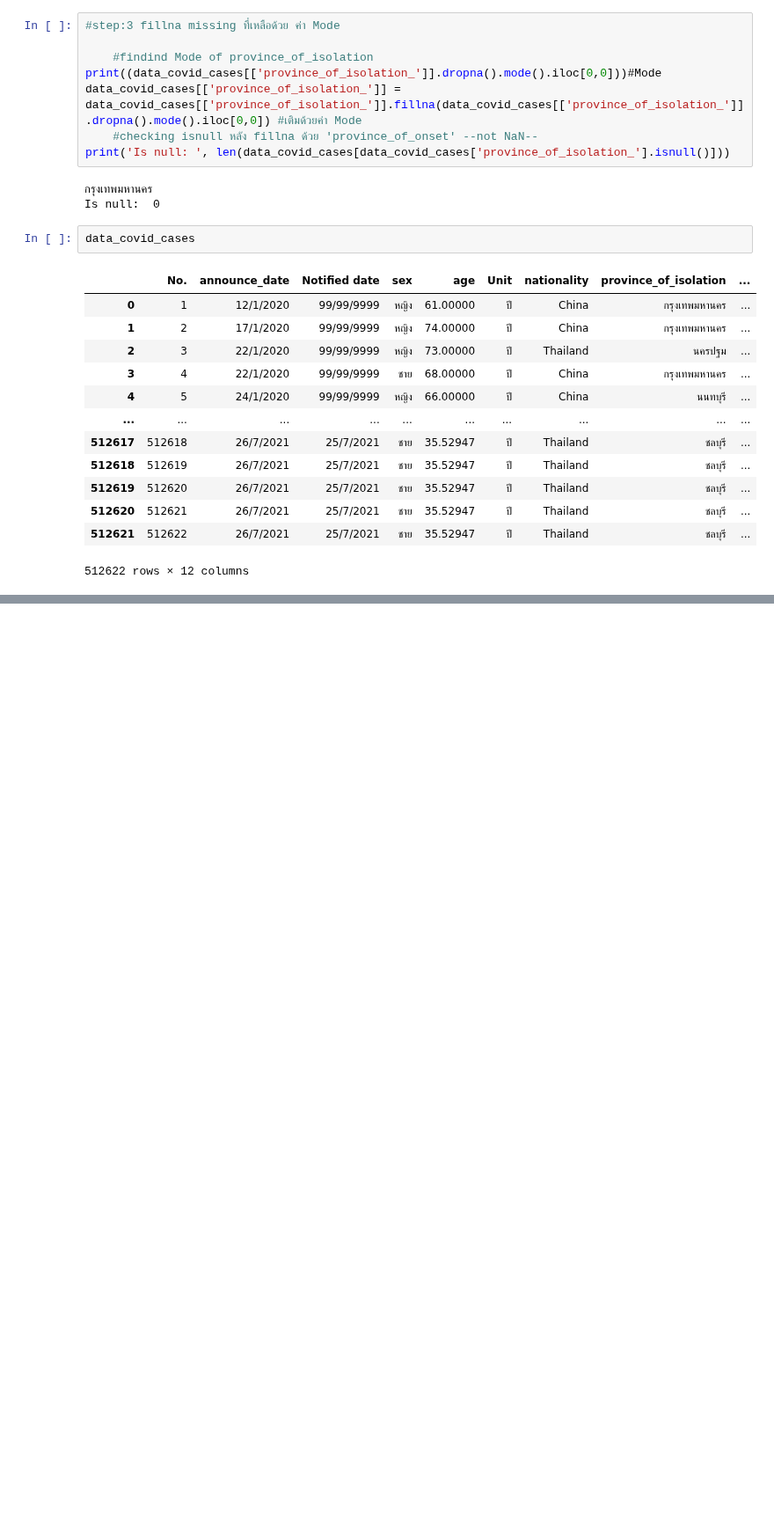
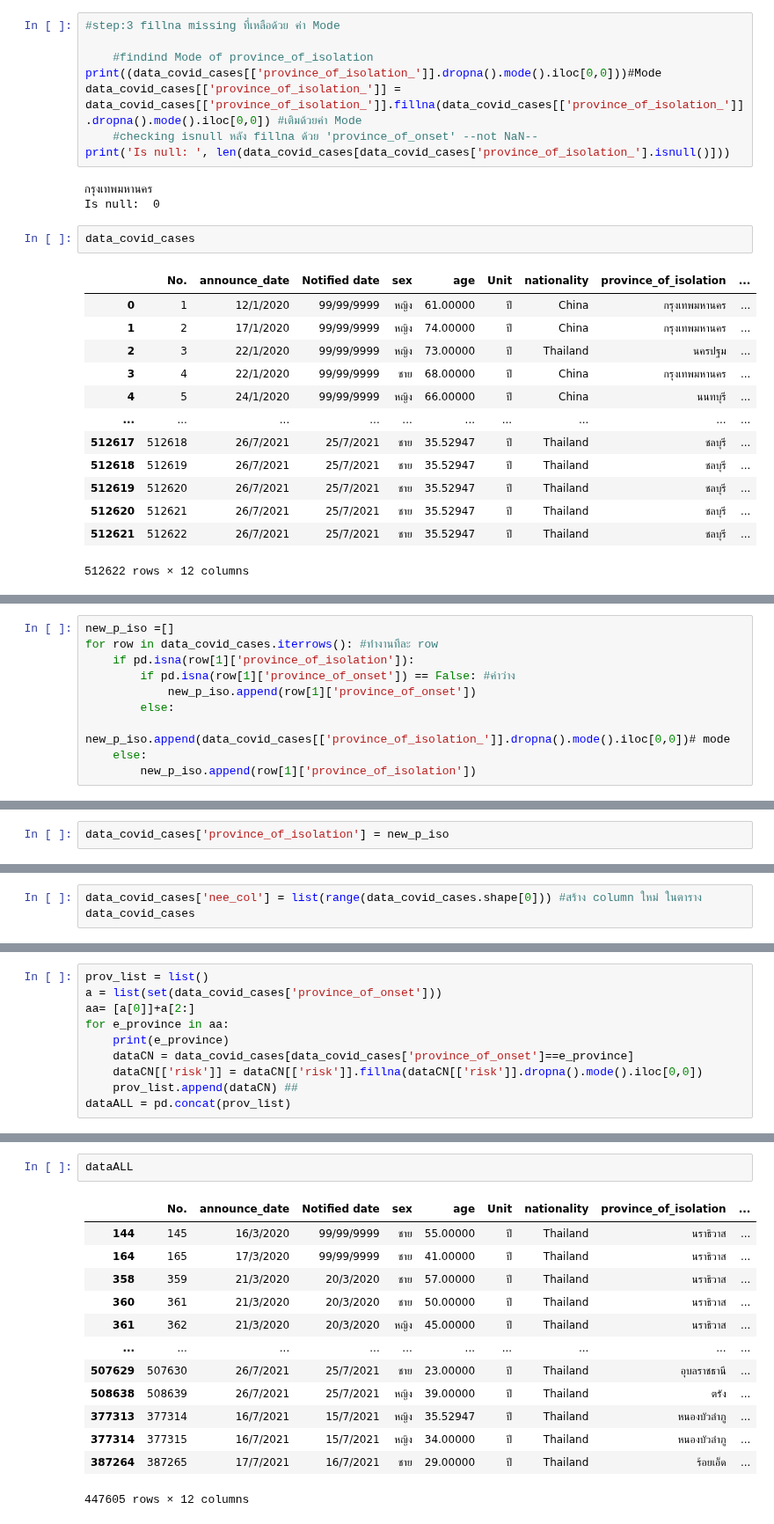
Before and after one commit to Peckkie/DPDM2021, a Jupyter notebook: Data_preprocessing_(Chapter_3).ipynb, the cells around one changed output, grey strips where cells are left out. Shown at 88% size. Saved outputs shown, nothing was run; the diff lists cells and outputs as text; blank space fills up the shorter version.

```diff
--- a/Data_preprocessing_(Chapter_3).ipynb
+++ b/Data_preprocessing_(Chapter_3).ipynb
@@ -650,0 +662,10 @@ data_covid_cases
+# %%
+new_p_iso =[]
+for row in data_covid_cases.iterrows(): #ทำงานทีละ row
+    if pd.isna(row[1]['province_of_isolation']):
+        if pd.isna(row[1]['province_of_onset']) == False: #ค่าว่าง
+            new_p_iso.append(row[1]['province_of_onset'])
+        else:
+            new_p_iso.append(data_covid_cases[['province_of_isolation_']].dropna().mode().iloc[0,0])# mode
+    else:
+        new_p_iso.append(row[1]['province_of_isolation'])
@@ -650,0 +676,2 @@ data_covid_cases
+# %%
+data_covid_cases['province_of_isolation'] = new_p_iso
@@ -650,0 +729,3 @@ data_covid_cases
+# %%
+data_covid_cases['nee_col'] = list(range(data_covid_cases.shape[0])) #สร้าง column ใหม่ ในตาราง
+data_covid_cases
@@ -650,0 +867,10 @@ data_covid_cases
+# %%
+prov_list = list()
+a = list(set(data_covid_cases['province_of_onset']))
+aa= [a[0]]+a[2:]
+for e_province in aa:
+    print(e_province)
+    dataCN = data_covid_cases[data_covid_cases['province_of_onset']==e_province]
+    dataCN[['risk']] = dataCN[['risk']].fillna(dataCN[['risk']].dropna().mode().iloc[0,0])
+    prov_list.append(dataCN) ##
+dataALL = pd.concat(prov_list)
@@ -650,0 +1028,16 @@ data_covid_cases
+# %%
+dataALL
+# %% [output]
+|  | No. | announce_date | Notified date | sex | age | Unit | nationality | province_of_isolation | ... |
+| 144 | 145 | 16/3/2020 | 99/99/9999 | ชาย | 55.00000 | ปี | Thailand | นราธิวาส | ... |
+| 164 | 165 | 17/3/2020 | 99/99/9999 | ชาย | 41.00000 | ปี | Thailand | นราธิวาส | ... |
+| 358 | 359 | 21/3/2020 | 20/3/2020 | ชาย | 57.00000 | ปี | Thailand | นราธิวาส | ... |
+| 360 | 361 | 21/3/2020 | 20/3/2020 | ชาย | 50.00000 | ปี | Thailand | นราธิวาส | ... |
+| 361 | 362 | 21/3/2020 | 20/3/2020 | หญิง | 45.00000 | ปี | Thailand | นราธิวาส | ... |
+| ... | ... | ... | ... | ... | ... | ... | ... | ... | ... |
+| 507629 | 507630 | 26/7/2021 | 25/7/2021 | ชาย | 23.00000 | ปี | Thailand | อุบลราชธานี | ... |
+| 508638 | 508639 | 26/7/2021 | 25/7/2021 | หญิง | 39.00000 | ปี | Thailand | ตรัง | ... |
+| 377313 | 377314 | 16/7/2021 | 15/7/2021 | หญิง | 35.52947 | ปี | Thailand | หนองบัวลำภู | ... |
+| 377314 | 377315 | 16/7/2021 | 15/7/2021 | หญิง | 34.00000 | ปี | Thailand | หนองบัวลำภู | ... |
+| 387264 | 387265 | 17/7/2021 | 16/7/2021 | ชาย | 29.00000 | ปี | Thailand | ร้อยเอ็ด | ... |
+447605 rows × 12 columns
```
Also changed, not shown: parts of 39 cells of this notebook.
